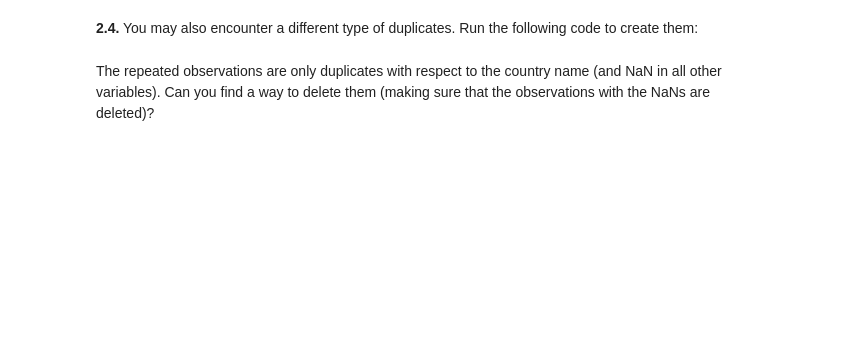
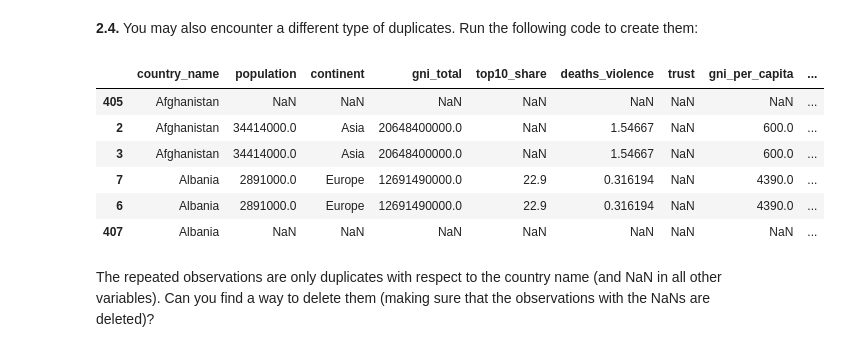
Before and after one commit to rKeller123/Programming-for-Data-Scientists-II, a Jupyter notebook: 2_Exercises/2_2-Exercises.ipynb, the cells around one changed output. Saved outputs shown, nothing was run; the diff lists cells and outputs as text; code cells hidden in the pictures; blank space fills up the shorter version.

```diff
--- a/2_Exercises/2_2-Exercises.ipynb
+++ b/2_Exercises/2_2-Exercises.ipynb
@@ -262,0 +480,12 @@ Can you print the share of missing values for each variable/column?
+# %%
+# Solution:
+def det_inequality(x):
+    if x < 28.8:
+        return "low"
+    elif pd.isna(x):  # Handle missing values
+        return np.nan
+    else:
+        return "high"
+
+df["inequality"] = df["top10_share"].apply(det_inequality)
+print(df["inequality"])
@@ -266,0 +508,4 @@ Can you find an easier way to do this (i.e. to cut a variable at the median)? Fi
+# %%
+# Solution:
+df["inequality_2"] = pd.qcut(df["top10_share"], q=[0, 0.5, 1], labels=["low", "high"], duplicates="drop")
+print(df["inequality_2"])
@@ -270,0 +529,4 @@ Can you find an easier way to do this (i.e. to cut a variable at the median)? Fi
+# %%
+# Solution:
+df["log_gni_pc"] = np.log(df["gni_per_capita"])
+print(df["log_gni_pc"])
@@ -280,0 +562,5 @@ Can you find a method or function that allows you to get rid of the duplicates i
+# %%
+# Solution:
+# function to get rid of duplicate observations:
+df.drop_duplicates(inplace=True)
+print(df)
@@ -282,9 +586,17 @@ Can you find a method or function that allows you to get rid of the duplicates i
 **2.4.** You may also encounter a different type of duplicates. Run the following code to create them:
 # %%
 NA_df = df.copy().reset_index()
-NA_df.loc[:,"population":] = np.NaN
-new_df = new_df.append(NA_df)
+NA_df.loc[:, "population":] = np.nan
+new_df = pd.concat([new_df, NA_df], ignore_index=True)
 new_df.sort_values("country_name", inplace=True)
 new_df.head(6)
+# %% [output]
+|  | country_name | population | continent | gni_total | top10_share | deaths_violence | trust | gni_per_capita | ... |
+| 405 | Afghanistan | NaN | NaN | NaN | NaN | NaN | NaN | NaN | ... |
+| 2 | Afghanistan | 34414000.0 | Asia | 20648400000.0 | NaN | 1.54667 | NaN | 600.0 | ... |
+| 3 | Afghanistan | 34414000.0 | Asia | 20648400000.0 | NaN | 1.54667 | NaN | 600.0 | ... |
+| 7 | Albania | 2891000.0 | Europe | 12691490000.0 | 22.9 | 0.316194 | NaN | 4390.0 | ... |
+| 6 | Albania | 2891000.0 | Europe | 12691490000.0 | 22.9 | 0.316194 | NaN | 4390.0 | ... |
+| 407 | Albania | NaN | NaN | NaN | NaN | NaN | NaN | NaN | ... |
 # %% [markdown]
 The repeated observations are only duplicates with respect to the country name (and NaN in all other variables). Can you find a way to delete them (making sure that the observations with the NaNs are deleted)?
```
Also changed, not shown: parts of 38 cells of this notebook, 1 other file.
